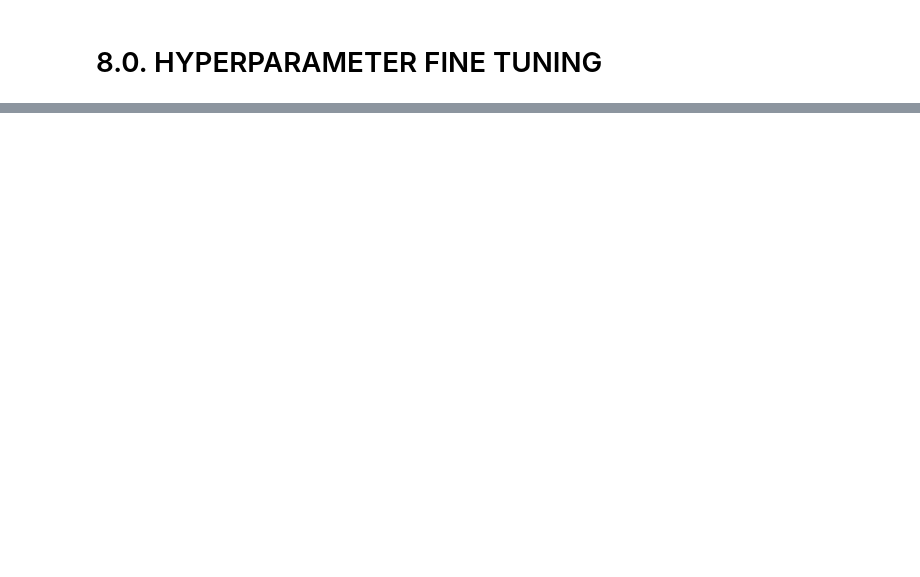
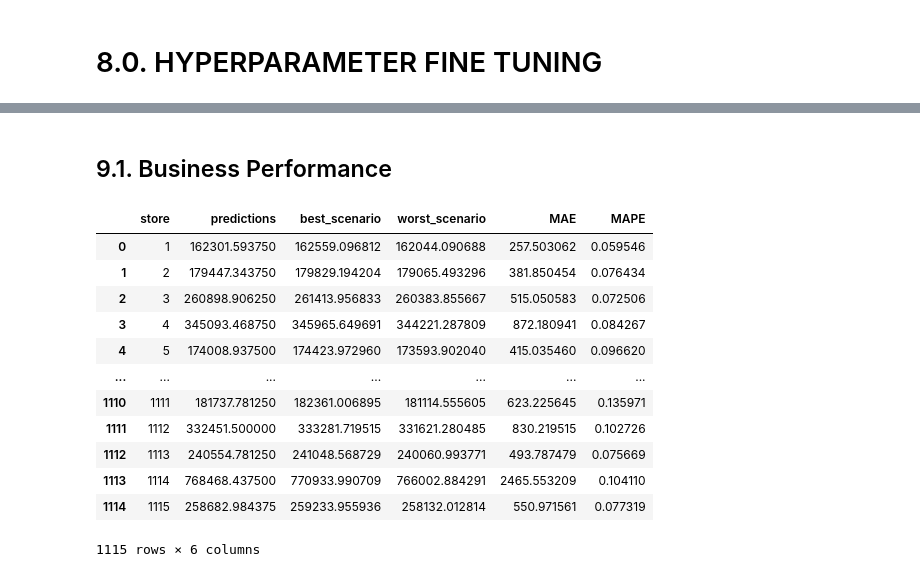
Before and after one commit to StadnikDD/Drugstore-Sales-Forecast, a Jupyter notebook: data_exploratory_analysis.ipynb, the cells around one changed output, grey strips where cells are left out. Drawn from its saved outputs; the diff is of its cells as text; code cells hidden in the pictures; blank space fills up the shorter version.

```diff
--- a/data_exploratory_analysis.ipynb
+++ b/data_exploratory_analysis.ipynb
@@ -1347,0 +1355,2 @@ xgb_result_tuned
+# %% [markdown]
+## 9.1. Business Performance
@@ -1347,0 +1375,16 @@ xgb_result_tuned
+# %%
+df9_2
+# %% [output]
+|  | store | predictions | best_scenario | worst_scenario | MAE | MAPE |
+| 0 | 1 | 162301.593750 | 162559.096812 | 162044.090688 | 257.503062 | 0.059546 |
+| 1 | 2 | 179447.343750 | 179829.194204 | 179065.493296 | 381.850454 | 0.076434 |
+| 2 | 3 | 260898.906250 | 261413.956833 | 260383.855667 | 515.050583 | 0.072506 |
+| 3 | 4 | 345093.468750 | 345965.649691 | 344221.287809 | 872.180941 | 0.084267 |
+| 4 | 5 | 174008.937500 | 174423.972960 | 173593.902040 | 415.035460 | 0.096620 |
+| ... | ... | ... | ... | ... | ... | ... |
+| 1110 | 1111 | 181737.781250 | 182361.006895 | 181114.555605 | 623.225645 | 0.135971 |
+| 1111 | 1112 | 332451.500000 | 333281.719515 | 331621.280485 | 830.219515 | 0.102726 |
+| 1112 | 1113 | 240554.781250 | 241048.568729 | 240060.993771 | 493.787479 | 0.075669 |
+| 1113 | 1114 | 768468.437500 | 770933.990709 | 766002.884291 | 2465.553209 | 0.104110 |
+| 1114 | 1115 | 258682.984375 | 259233.955936 | 258132.012814 | 550.971561 | 0.077319 |
+1115 rows × 6 columns
```
Also changed, not shown: parts of 94 cells of this notebook.
